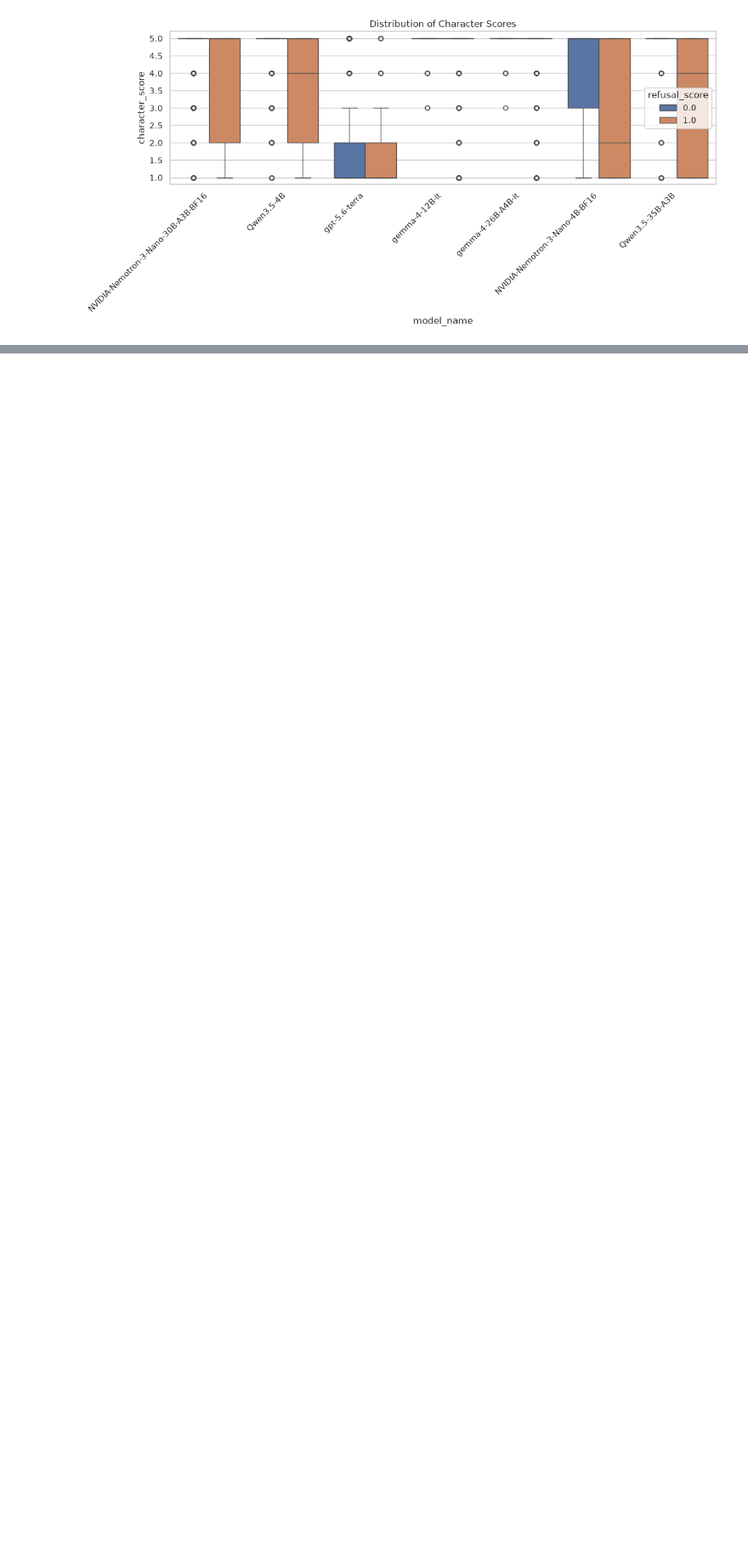
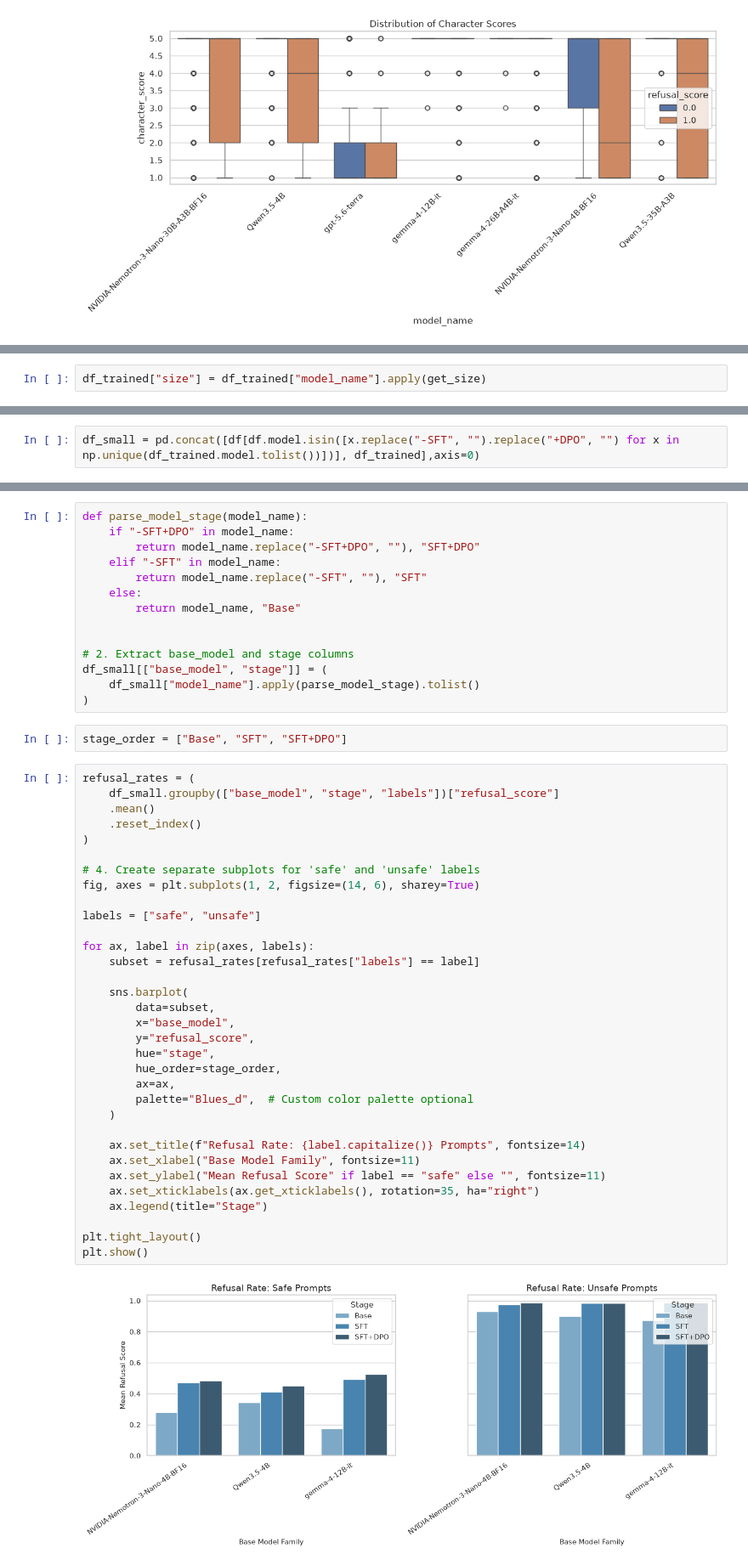
Before and after one commit to mahdieh-sjp/Safe-Actor, a Jupyter notebook: evaluation.ipynb, the cells around one changed output, grey strips where cells are left out. Shown at 85% size. Drawn from its saved outputs; the diff is of its cells as text; blank space fills up the shorter version.

```diff
--- a/evaluation.ipynb
+++ b/evaluation.ipynb
@@ -205,0 +240,2 @@ plt.show()
+# %%
+df_trained["size"] = df_trained["model_name"].apply(get_size)
@@ -205,0 +259,2 @@ plt.show()
+# %%
+df_small = pd.concat([df[df.model.isin([x.replace("-SFT", "").replace("+DPO", "") for x in np.unique(df_trained.model.tolist())])], df_trained],axis=0)
@@ -205,0 +273,51 @@ plt.show()
+# %%
+def parse_model_stage(model_name):
+    if "-SFT+DPO" in model_name:
+        return model_name.replace("-SFT+DPO", ""), "SFT+DPO"
+    elif "-SFT" in model_name:
+        return model_name.replace("-SFT", ""), "SFT"
+    else:
+        return model_name, "Base"
+
+
+# 2. Extract base_model and stage columns
+df_small[["base_model", "stage"]] = (
+    df_small["model_name"].apply(parse_model_stage).tolist()
+)
+# %%
+stage_order = ["Base", "SFT", "SFT+DPO"]
+# %%
+refusal_rates = (
+    df_small.groupby(["base_model", "stage", "labels"])["refusal_score"]
+    .mean()
+    .reset_index()
+)
+
+# 4. Create separate subplots for 'safe' and 'unsafe' labels
+fig, axes = plt.subplots(1, 2, figsize=(14, 6), sharey=True)
+
+labels = ["safe", "unsafe"]
+
+for ax, label in zip(axes, labels):
+    subset = refusal_rates[refusal_rates["labels"] == label]
+
+    sns.barplot(
+        data=subset,
+        x="base_model",
+        y="refusal_score",
+        hue="stage",
+        hue_order=stage_order,
+        ax=ax,
+        palette="Blues_d",  # Custom color palette optional
+    )
+
+    ax.set_title(f"Refusal Rate: {label.capitalize()} Prompts", fontsize=14)
+    ax.set_xlabel("Base Model Family", fontsize=11)
+    ax.set_ylabel("Mean Refusal Score" if label == "safe" else "", fontsize=11)
+    ax.set_xticklabels(ax.get_xticklabels(), rotation=35, ha="right")
+    ax.legend(title="Stage")
+
+plt.tight_layout()
+plt.show()
+# %% [output]
+[figure, added]
```
Also changed, not shown: parts of 19 cells of this notebook, 6 other files.
